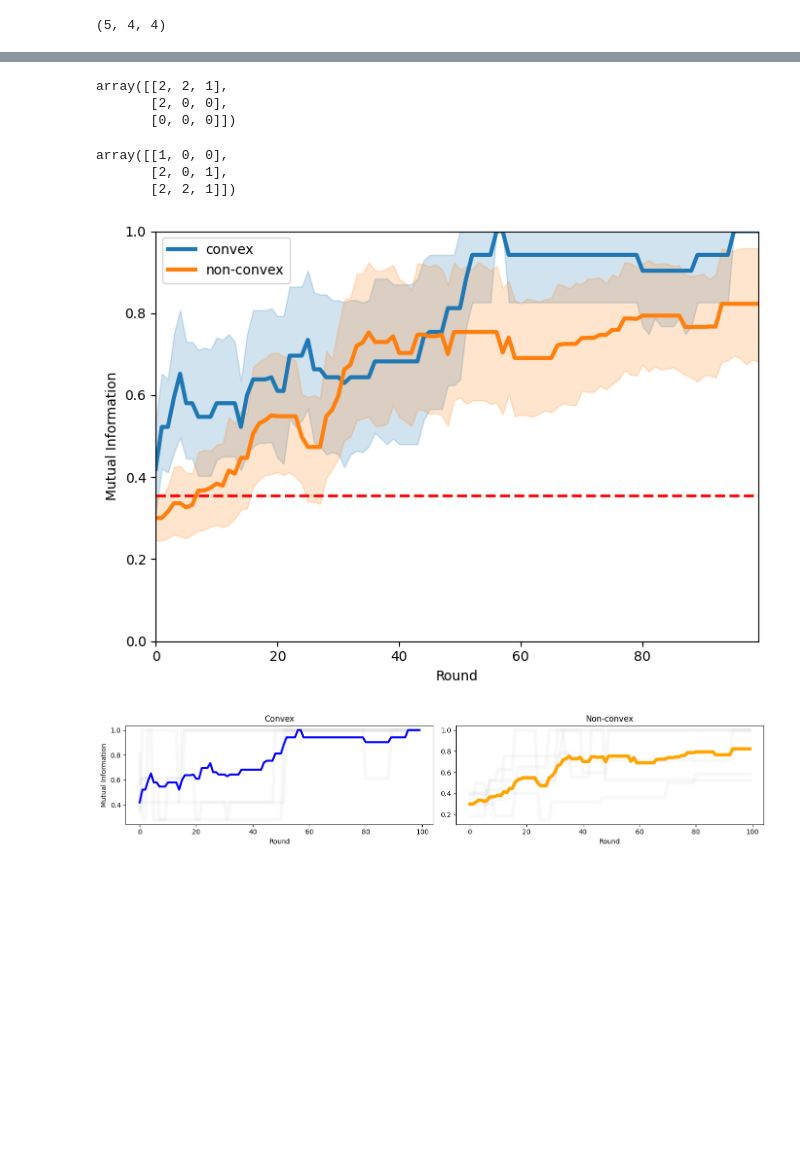
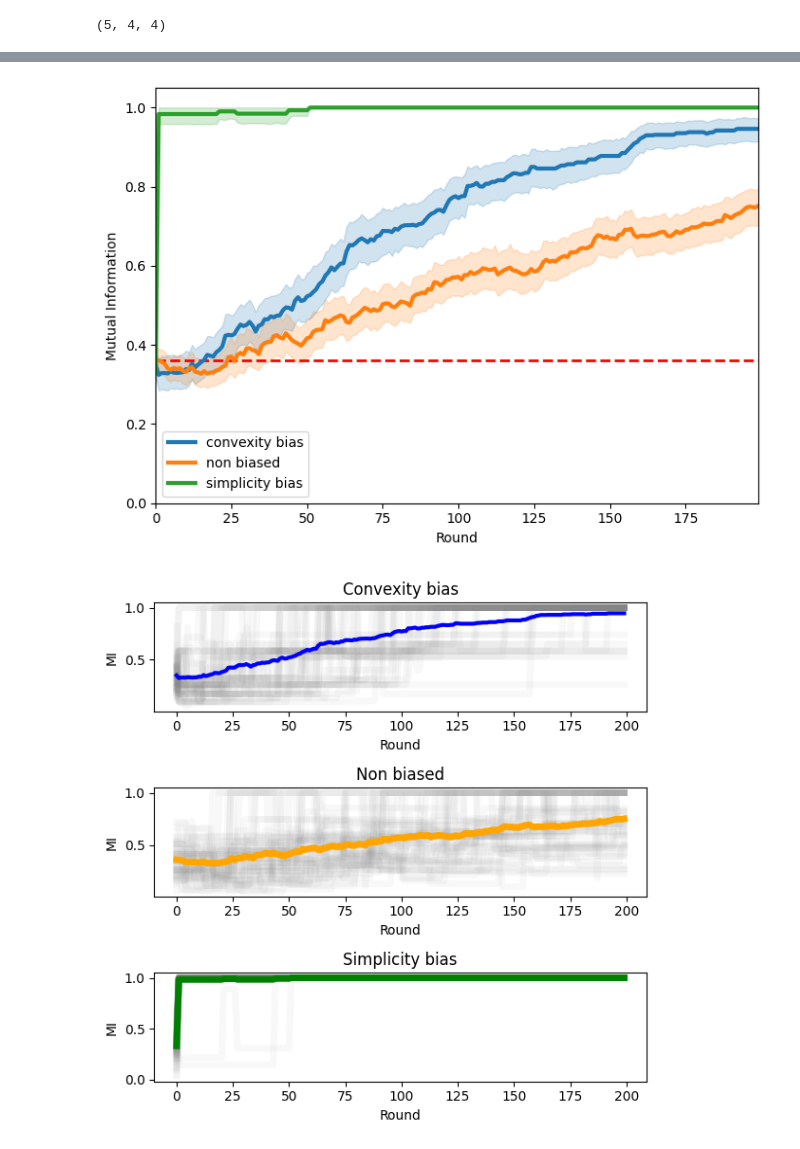
Before and after one commit to alexeykosh/2024-convexity-efficient-communication, a Jupyter notebook: RSA-model.ipynb, the cells around one changed output, grey strips where cells are left out. Drawn from its saved outputs; the diff is of its cells as text; code cells hidden in the pictures; blank space fills up the shorter version.

```diff
--- a/RSA-model.ipynb
+++ b/RSA-model.ipynb
@@ -373,24 +380,27 @@ b = Experiment(alpha=1,
                n_iter=n_iter,
                n_rounds=n_rounds,
                prior= np.ones(shape[1] * shape[0]) / shape[1] * shape[0],
-               convex=False,
-               treshold=0,
-               beta=1,
-               Lexicons=LS)
+               convex=False, # no convexity bias
+               treshold=0, # no treshold
+               beta=1, # no skew towards convex lexicons
+               Lexicons=LS,
+               simple=False) # simplicity bias)
 b.run()
 mi_nconvex = calculate_normalized_mutual_info(b, n_iter, n_rounds)
-# %%
-a.logs[0]['a2'][0]
-# %% [output]
-array([[2, 2, 1],
-       [2, 0, 0],
-       [0, 0, 0]])
-# %%
-a.logs[0]['a2'][-1]
-# %% [output]
-array([[1, 0, 0],
-       [2, 0, 1],
-       [2, 2, 1]])
+# %%
+c = Experiment(alpha=1,
+                shape=shape,
+                n=len(LS),
+                n_iter=n_iter,
+                n_rounds=n_rounds,
+                prior= np.ones(shape[1] * shape[0]) / shape[1] * shape[0],
+                convex=False, # convexity bias
+                treshold=0, # no treshold
+                beta=0.01, # no skew towards convex lexicons
+                Lexicons=LS,
+                simple=True) # simplicity bias)
+c.run()
+mi_simple = calculate_normalized_mutual_info(c, n_iter, n_rounds)
 # %%
 # generate 1000 random matrices and compute the baseline
 baseline = []
@@ -418,13 +428,18 @@ sns.lineplot(x="variable",
              y="value",
              data=mi_convex,
              linewidth=3,
-             label='convex')
+             label='convexity bias')
 sns.lineplot(x="variable",
              y="value",
              data=mi_nconvex,
              linewidth=3,
-             label='non-convex')
-plt.ylim(0, 1)
+             label='non biased')
+sns.lineplot(x="variable",
+             y="value",
+             data=mi_simple,
+             linewidth=3,
+             label='simplicity bias')
+plt.ylim(0, 1.05)
 plt.xlabel('Round')
 plt.ylabel('Mutual Information')
 plt.tight_layout()
@@ -437,42 +452,56 @@ plt.legend()
 plt.margins(x=0)
 plt.show()
 # %% [output]
-[figure, old version]
+[figure, new version]
 # %%
 # for every variable in mi_nconvex, add a new column with range(n_iter) and then melt the dataframe
 mi_nconvex['group'] = list(range(n_iter)) * n_rounds
 mi_convex['group'] = list(range(n_iter)) * n_rounds
+mi_simple['group'] = list(range(n_iter)) * n_rounds
 # %%
-fig, (ax1, ax2) = plt.subplots(1, 2, figsize=(14, 3))
+fig, (ax1, ax2, ax3) = plt.subplots(3, 1, figsize=(6, 6))
 
 # Convex subplot
-ax1.set_title('Convex')
+ax1.set_title('Convexity bias')
 for group in mi_convex.group.unique():
     if group % 2 == 0:
         ax1.plot(range(n_rounds), mi_convex[mi_convex.group == group].value,
                  color='grey', alpha=0.05, linewidth=5)
 
 # plot mean mutual information by grouping by variable
 ax1.plot(range(n_rounds), mi_convex.groupby('variable').value.mean(), color='blue', linewidth=3)
 
 # Non-convex subplot
-ax2.set_title('Non-convex')
+ax2.set_title('Non biased')
 for group in mi_nconvex.group.unique():
     if group % 2 == 0:
         ax2.plot(range(n_rounds), mi_nconvex[mi_nconvex.group == group].value,
                  color='grey', alpha=0.05, linewidth=5)
 
 # plot mean mutual information by grouping by variable
 ax2.plot(range(n_rounds), mi_nconvex.groupby('variable').value.mean(), color='orange', linewidth=5)
 
+# Simplicity subplot
+ax3.set_title('Simplicity bias')
+for group in mi_simple.group.unique():
+    if group % 2 == 0:
+        ax3.plot(range(n_rounds), mi_simple[mi_simple.group == group].value,
+                 color='grey', alpha=0.05, linewidth=5)
+
+# plot mean mutual information by grouping by variable
+ax3.plot(range(n_rounds), mi_simple.groupby('variable').value.mean(), color='green', linewidth=5)
+
 ax1.set_xlabel('Round')
-ax1.set_ylabel('Mutual Information')
+ax1.set_ylabel('MI')
+ax2.set_ylabel('MI')
+ax3.set_ylabel('MI')
 ax2.set_xlabel('Round')
+ax3.set_xlabel('Round')
 
 plt.tight_layout()
 plt.show()
 # %% [output]
-[figure, old version]
+[figure, new version]
 # %%
 plot_last_lexicons(a, n_iter, pos=-1)
 # %% [output]
```
Also changed, not shown: parts of 28 cells of this notebook, 1 other file.
